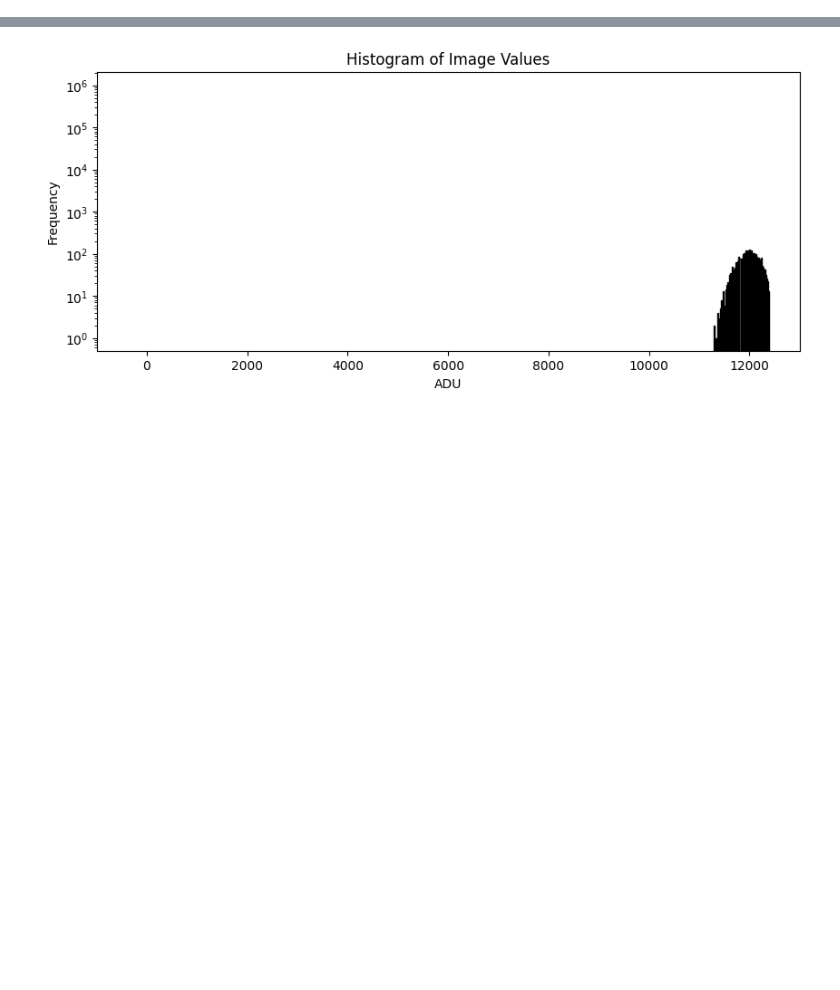
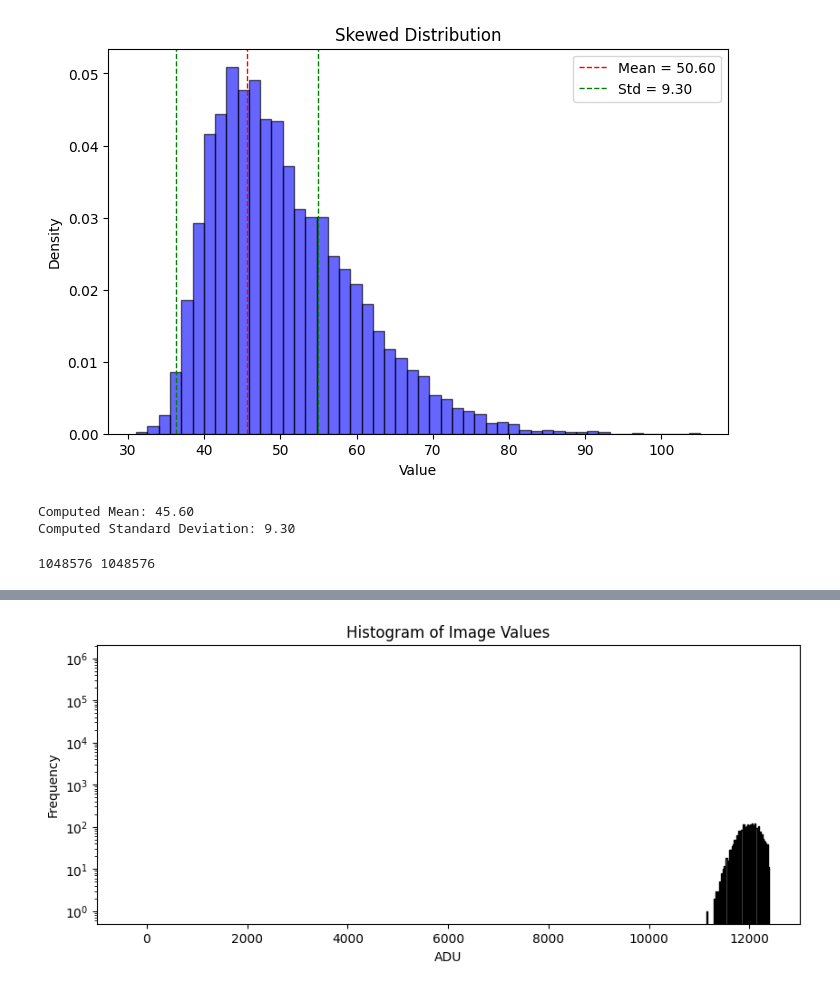
Before and after one commit to manishprasad0/pixel_defects, a Jupyter notebook: test_bad_pixels.ipynb, the cells around one changed output, grey strips where cells are left out. Saved outputs shown, nothing was run; the diff lists cells and outputs as text; code cells hidden in the pictures; blank space fills up the shorter version.

```diff
--- a/test_bad_pixels.ipynb
+++ b/test_bad_pixels.ipynb
@@ -3,0 +49,51 @@ import matplotlib.pyplot as plt
+# %%
+import numpy as np
+import matplotlib.pyplot as plt
+from scipy.stats import skewnorm
+
+# Parameters
+mean_target = 45.6+5
+std_target = 9.3
+skewness = 6  # Negative skew makes it fall off faster on the right side
+
+# Generate a skewed distribution
+def generate_skewed_distribution(mean, std, skewness, size=10000):
+    # Generate data from a skewed normal distribution
+    data = skewnorm.rvs(a=skewness, size=size)
+
+    # Scale to match the target standard deviation
+    data_std = np.std(data)
+    scaled_data = data / data_std * std  # Normalize to std=1 and scale to target std
+
+    # Adjust to match the target mean after skewing
+    scaled_data = scaled_data + (mean - np.mean(scaled_data))
+
+    return scaled_data
+
+# Generate the data
+data = generate_skewed_distribution(mean_target, std_target, skewness)
+
+# Plot the distribution
+plt.figure(figsize=(8, 5))
+plt.hist(data, bins=50, density=True, alpha=0.6, color='blue', edgecolor='black')
+plt.title('Skewed Distribution')
+plt.xlabel('Value')
+plt.ylabel('Density')
+plt.axvline(np.mean(data)-5, color='red', linestyle='dashed', linewidth=1, label=f'Mean = {np.mean(data):.2f}')
+plt.axvline(np.mean(data)-5 + np.std(data), color='green', linestyle='dashed', linewidth=1, label=f'Std = {np.std(data):.2f}')
+plt.axvline(np.mean(data)-5 - np.std(data), color='green', linestyle='dashed', linewidth=1)
+plt.legend()
+plt.show()
+
+# Print the computed mean and standard deviation
+print(f"Computed Mean: {np.mean(data)-5:.2f}")
+print(f"Computed Standard Deviation: {np.std(data):.2f}")
+# %% [output]
+[figure, added]
+Computed Mean: 45.60
+Computed Standard Deviation: 9.30
+# %%
+array_size = (1024, 1024)
+print(np.prod(array_size), 1024*1024)
+# %% [output]
+1048576 1048576
```
Also changed, not shown: parts of 14 cells of this notebook, 5 other files.
